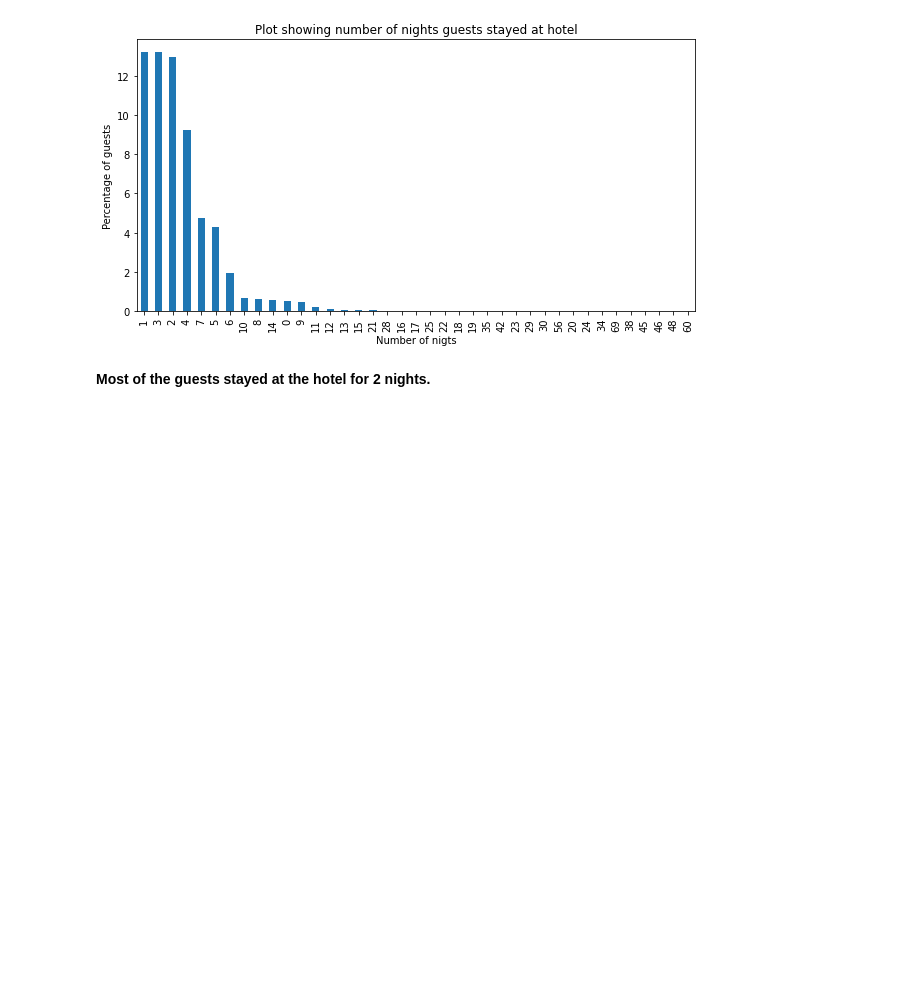
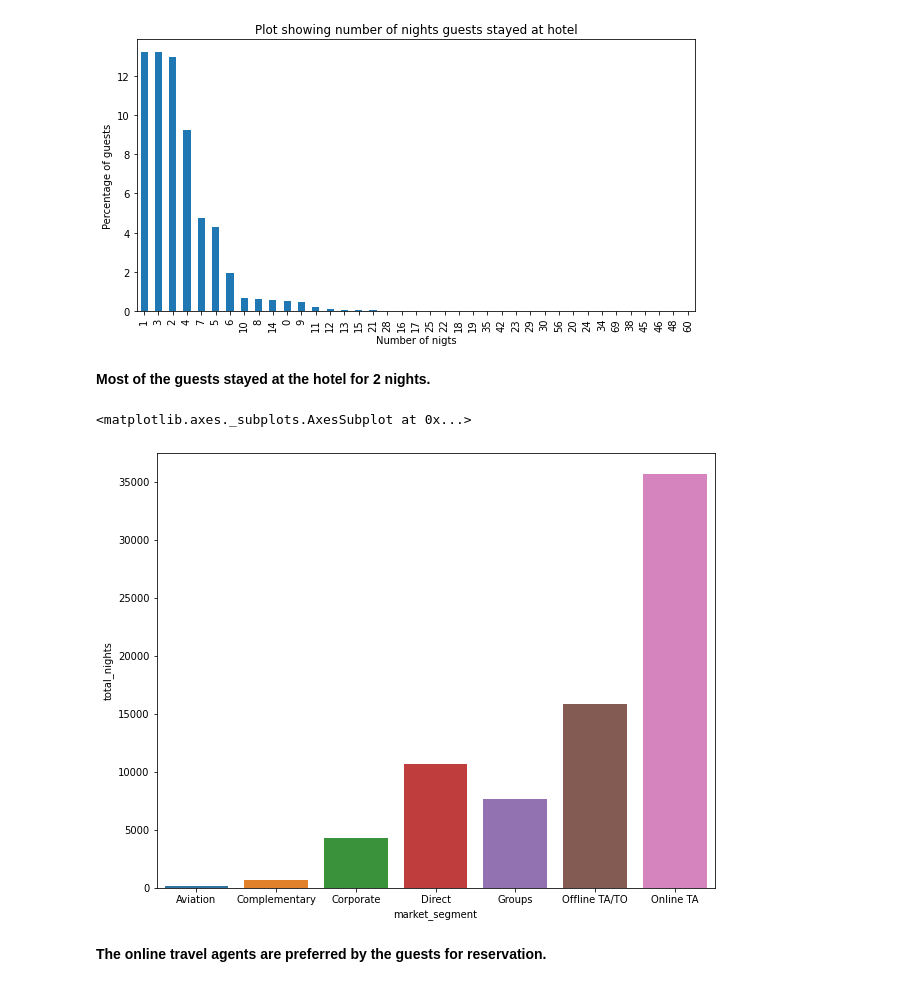
Before and after one commit to Aakash1095/EDA-capstone-project, a Jupyter notebook: Hotel_Booking_Analysis_Capstone_Project.ipynb, the cells around one changed output. Cells and saved outputs as stored; diff of their text form; code cells hidden in the pictures; blank space fills up the shorter version.

```diff
--- a/Hotel_Booking_Analysis_Capstone_Project.ipynb
+++ b/Hotel_Booking_Analysis_Capstone_Project.ipynb
@@ -302,3 +302,13 @@ plt.rcParams['figure.figsize'] = (10, 5)
 [figure]
 # %% [markdown]
 **Most of the guests stayed at the hotel for 2 nights.**
+# %%
+# Showing the prefernce of the guests to make bookings
+plt.figure(figsize=(10,8))
+sns.barplot(x=df_hotel[df_hotel['is_canceled']==0].groupby('market_segment')['total_nights'].count().index,
+            y=df_hotel[df_hotel['is_canceled']==0].groupby('market_segment')['total_nights'].count())
+# %% [output]
+<matplotlib.axes._subplots.AxesSubplot at 0x...>
+[figure, added]
+# %% [markdown]
+**The online travel agents are preferred by the guests for reservation.**
```
